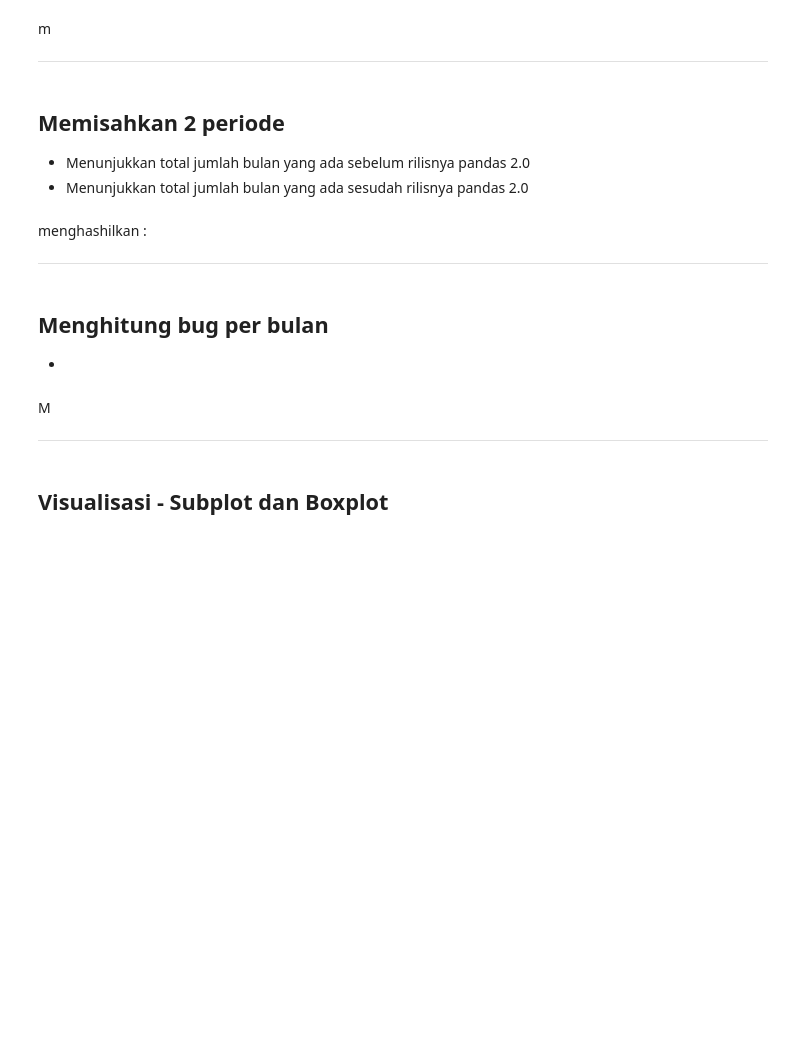
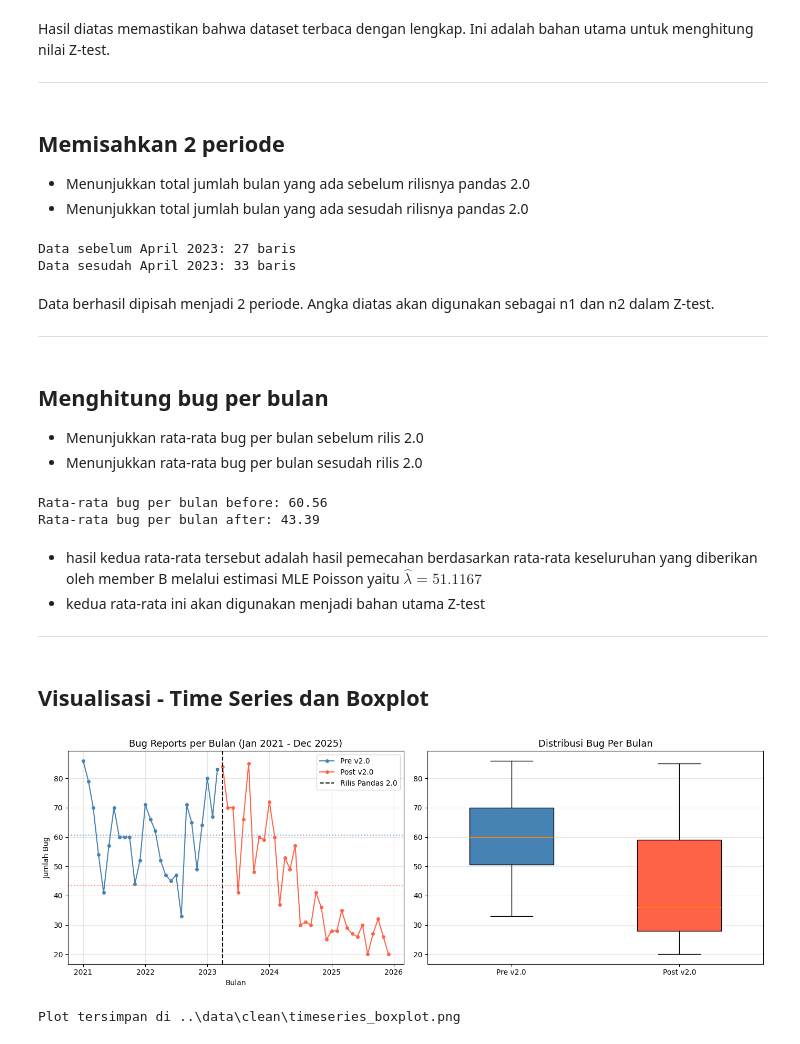
Before and after one commit to DRNCW/stat-audit-pandas-Tim7--sti-2025, a Jupyter notebook: Notebooks/04_hypothesis_testing.ipynb, the cells around one changed output. Saved outputs shown, nothing was run; the diff lists cells and outputs as text; code cells hidden in the pictures; blank space fills up the shorter version.

Commit message:
final hypothesis summary and revision

```diff
--- a/Notebooks/04_hypothesis_testing.ipynb
+++ b/Notebooks/04_hypothesis_testing.ipynb
@@ -26,9 +45,7 @@ import matplotlib.pyplot as plt
 import warnings
 warnings.filterwarnings('ignore')
 
-current_dir = os.path.dirname(os.path.abspath(__file__))
-file_path = os.path.join(current_dir, '..', 'data', 'clean', 'monthly_bugs.csv')
-
+file_path = os.path.join('..', 'data', 'clean', 'monthly_bugs.csv')
 
 df = pd.read_csv(file_path)
 df['timestamp'] = pd.to_datetime(df['timestamp'])
@@ -37,5 +62,6 @@ df.head()
 # %% [markdown]
-m
+Hasil diatas memastikan bahwa dataset terbaca dengan lengkap.
+Ini adalah bahan utama untuk menghitung nilai Z-test.
 
 ---
 # %% [markdown]
@@ -51,57 +77,68 @@ post = df[df['timestamp'] >= cut].copy()
 
 print(f"Data sebelum April 2023: {len(pre)} baris")
 print(f"Data sesudah April 2023: {len(post)} baris")
+# %% [output]
+Data sebelum April 2023: 27 baris
+Data sesudah April 2023: 33 baris
 # %% [markdown]
-menghashilkan :
+Data berhasil dipisah menjadi 2 periode. Angka diatas akan digunakan sebagai n1 dan n2 dalam Z-test.
 
 ---
 # %% [markdown]
 ## Menghitung bug per bulan
-*
+* Menunjukkan rata-rata bug per bulan sebelum rilis 2.0
+* Menunjukkan rata-rata bug per bulan sesudah rilis 2.0
 # %%
 pre_mean = pre['bug_count'].mean()
 post_mean = post['bug_count'].mean()
 
 print(f"Rata-rata bug per bulan before: {pre_mean:.2f}")
 print(f"Rata-rata bug per bulan after: {post_mean:.2f}")
+# %% [output]
+Rata-rata bug per bulan before: 60.56
+Rata-rata bug per bulan after: 43.39
 # %% [markdown]
-M
+- hasil kedua rata-rata tersebut adalah hasil pemecahan berdasarkan rata-rata keseluruhan yang diberikan oleh member B melalui estimasi MLE Poisson yaitu $\hat{\lambda} = 51.1167$
+- kedua rata-rata ini akan digunakan menjadi bahan utama Z-test
 
 ---
 # %% [markdown]
-## Visualisasi - Subplot dan Boxplot
+## Visualisasi - Time Series dan Boxplot
 # %%
 
 fig, axes = plt.subplots(1, 2, figsize=(14, 5))
 
 #Plot 1 - Time series
 ax1 = axes[0]
 ax1.plot(pre['timestamp'], pre['bug_count'].values, color='steelblue', marker='o', markersize=4, label='Pre v2.0')
 ax1.plot(post['timestamp'], post['bug_count'].values, color='tomato', marker='o', markersize=4, label='Post v2.0')
 ax1.axvline(pd.Timestamp('2023-04-01'), color='black', linestyle='--', linewidth=1.5, label='Rilis Pandas 2.0')
 ax1.axhline(pre['bug_count'].mean(), color='steelblue', linestyle=':', alpha=0.7)
 ax1.axhline(post['bug_count'].mean(), color='tomato', linestyle=':', alpha=0.7)
 ax1.set_title('Bug Reports per Bulan (Jan 2021 - Dec 2025)', fontsize=13)
 ax1.set_xlabel('Bulan')
 ax1.set_ylabel('Jumlah Bug')
 ax1.legend()
 ax1.grid(alpha=0.3)
 
 
 #Plot 2 - Boxplot
 ax2 = axes[1]
 bp = ax2.boxplot([pre['bug_count'].values, post['bug_count'].values],
                  patch_artist=True,
                  labels=['Pre v2.0', 'Post v2.0'],
                  widths=0.5)
 bp['boxes'][0].set_facecolor('steelblue')
 bp['boxes'][1].set_facecolor('tomato')
 ax2.set_title('Distribusi Bug Per Bulan', fontsize=13)
 ax2.grid(alpha=0.3, axis='y')
 
 plt.tight_layout()
-save_path = os.path.join(current_dir, '..', 'data', 'clean', 'hypothesis_plot.png')
-plt.savefig(save_path, dpi=150, bbox_inches='tight')  # ← tambah ) di sini
+save_path = os.path.join('..', 'data', 'clean', 'timeseries_boxplot.png')
+plt.savefig(save_path, dpi=150, bbox_inches='tight')
 plt.show()
-print("Plot tersimpan di data/clean/hypothesis_plot.png")
+print(f"Plot tersimpan di {save_path}")
+# %% [output]
+[figure, added]
+Plot tersimpan di ..\data\clean\timeseries_boxplot.png
 # %% [markdown]
```
Also changed, not shown: parts of 14 cells of this notebook.
